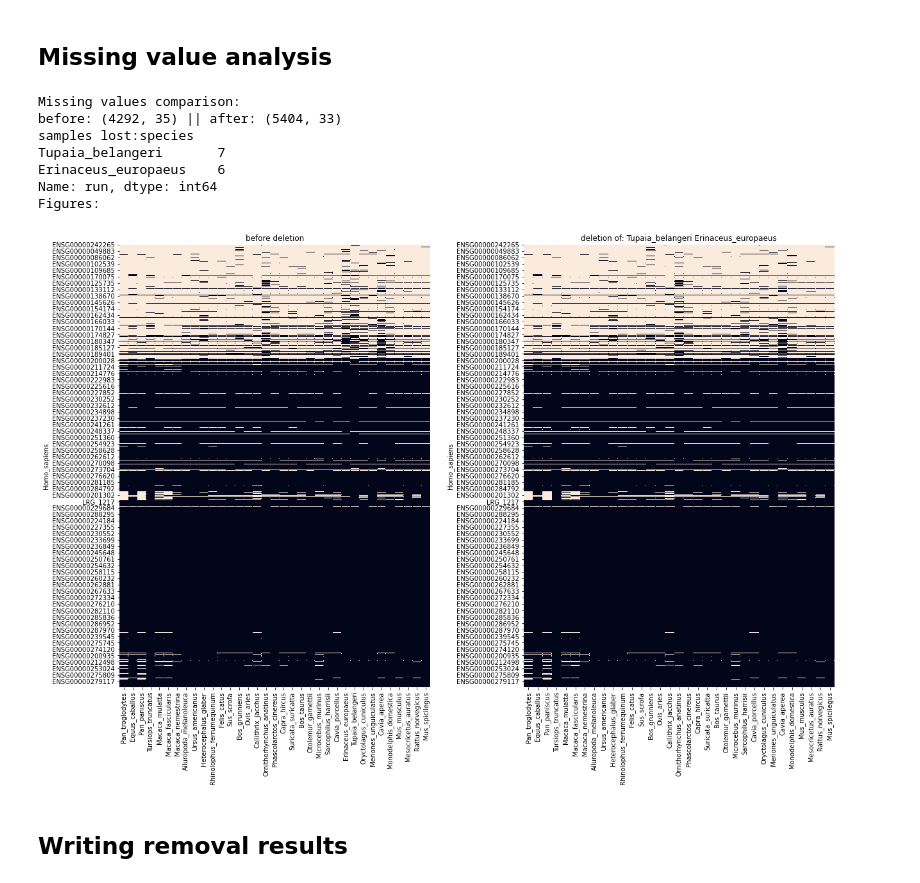
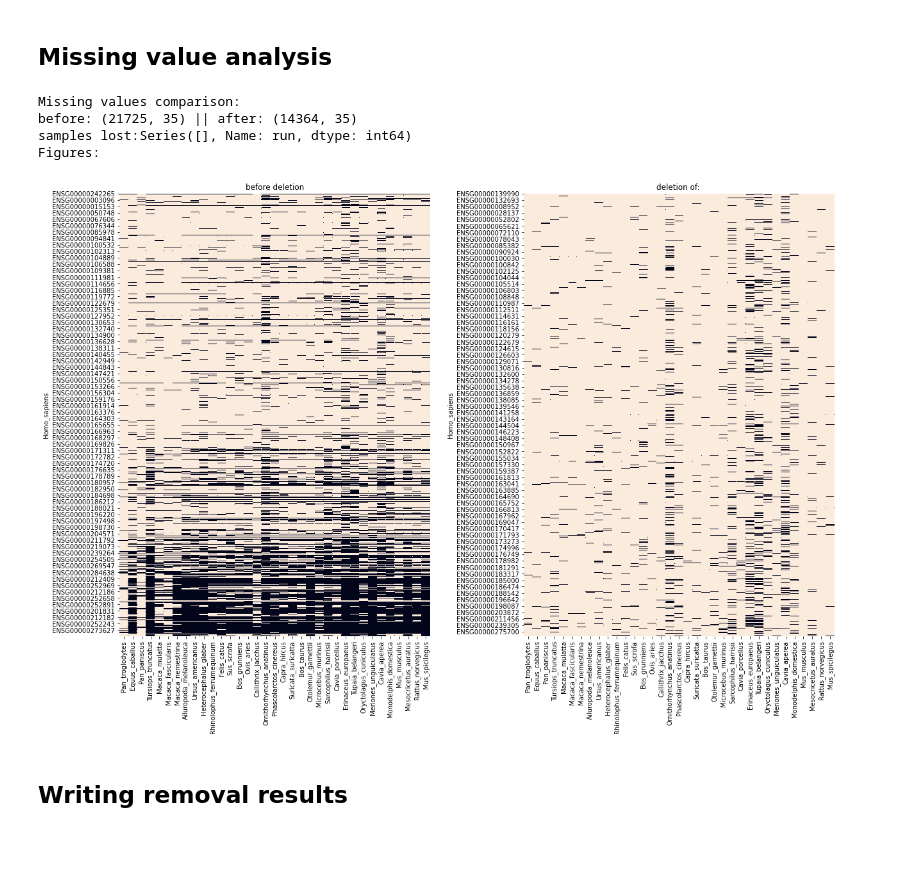
Before and after one commit to antonkulaga/yspecies, a Jupyter notebook: notebooks/1_select_genes_and_species.ipynb, the cells around one changed output. Saved outputs shown, nothing was run; the diff lists cells and outputs as text; code cells hidden in the pictures; blank space fills up the shorter version.

Commit message:
updated samples

```diff
--- a/notebooks/1_select_genes_and_species.ipynb
+++ b/notebooks/1_select_genes_and_species.ipynb
@@ -250,16 +273,13 @@ def compare_missing(one: pd.DataFrame, two: pd.DataFrame, one_title: str, two_ti
     sns.heatmap(one.notnull(), cbar=False,ax=axs[0]).set_title(one_title)
     sns.heatmap(two.notnull(), cbar=False,ax=axs[1]).set_title(two_title)
 # %%
-compare_missing(genes, genes_upd, "before deletion", "deletion of: "+" ".join(drop_species))
+#compare_missing(genes.dropna(thresh=1), selected_genes, "before deletion", "deletion of: "+" ".join(drop_species))
 # %% [output]
 Missing values comparison:
-before: (4292, 35) || after: (5404, 33)
-samples lost:species
-Tupaia_belangeri       7
-Erinaceus_europaeus    6
-Name: run, dtype: int64
+before: (21725, 35) || after: (14364, 35)
+samples lost:Series([], Name: run, dtype: int64)
 Figures:
-[figure, old version]
+[figure, new version]
 # %% [markdown]
 ## Writing removal results ##
 # %% [markdown]
```
Also changed, not shown: parts of 20 cells of this notebook, 18 other files.
